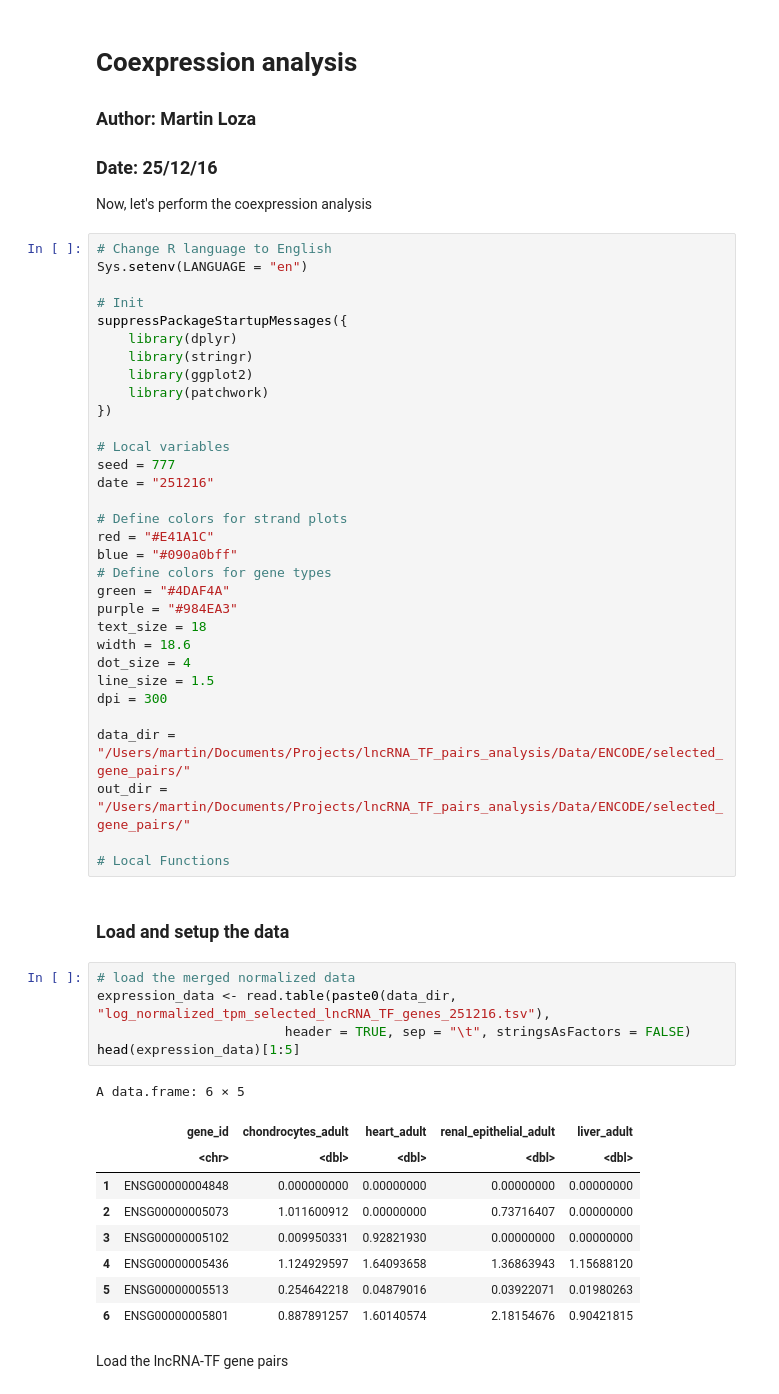
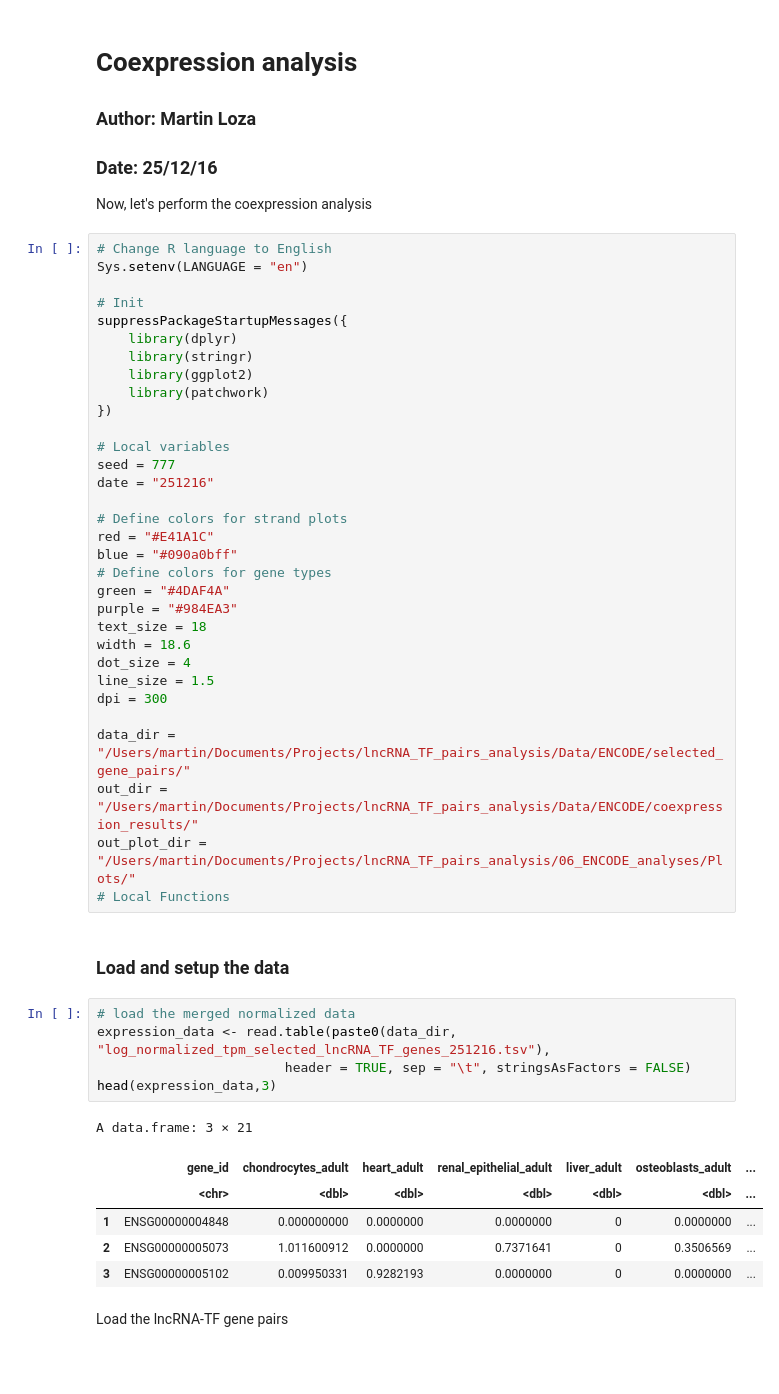
Before and after one commit to MartinLoza/lncRNA_TF_pairs_analysis, a Jupyter notebook: 06_ENCODE_analyses/03_Coexpression_analysis.ipynb, the cells around one changed output. Drawn from its saved outputs; the diff is of its cells as text; blank space fills up the shorter version.

```diff
--- a/06_ENCODE_analyses/03_Coexpression_analysis.ipynb
+++ b/06_ENCODE_analyses/03_Coexpression_analysis.ipynb
@@ -33,26 +33,23 @@ line_size = 1.5
 dpi = 300
 
 data_dir = "/Users/martin/Documents/Projects/lncRNA_TF_pairs_analysis/Data/ENCODE/selected_gene_pairs/"
-out_dir = "/Users/martin/Documents/Projects/lncRNA_TF_pairs_analysis/Data/ENCODE/selected_gene_pairs/"
-
+out_dir = "/Users/martin/Documents/Projects/lncRNA_TF_pairs_analysis/Data/ENCODE/coexpression_results/"
+out_plot_dir = "/Users/martin/Documents/Projects/lncRNA_TF_pairs_analysis/06_ENCODE_analyses/Plots/"
 # Local Functions
 # %% [markdown]
 ### Load and setup the data
 # %%
 # load the merged normalized data
 expression_data <- read.table(paste0(data_dir, "log_normalized_tpm_selected_lncRNA_TF_genes_251216.tsv"),
                         header = TRUE, sep = "\t", stringsAsFactors = FALSE)
-head(expression_data)[1:5]
+head(expression_data,3)
 # %% [output]
-A data.frame: 6 × 5
+A data.frame: 3 × 21
-|  | gene_id | chondrocytes_adult | heart_adult | renal_epithelial_adult | liver_adult |
-|  | <chr> | <dbl> | <dbl> | <dbl> | <dbl> |
-| 1 | ENSG00000004848 | 0.000000000 | 0.00000000 | 0.00000000 | 0.00000000 |
-| 2 | ENSG00000005073 | 1.011600912 | 0.00000000 | 0.73716407 | 0.00000000 |
-| 3 | ENSG00000005102 | 0.009950331 | 0.92821930 | 0.00000000 | 0.00000000 |
-| 4 | ENSG00000005436 | 1.124929597 | 1.64093658 | 1.36863943 | 1.15688120 |
-| 5 | ENSG00000005513 | 0.254642218 | 0.04879016 | 0.03922071 | 0.01980263 |
-| 6 | ENSG00000005801 | 0.887891257 | 1.60140574 | 2.18154676 | 0.90421815 |
+|  | gene_id | chondrocytes_adult | heart_adult | renal_epithelial_adult | liver_adult | osteoblasts_adult | ... |
+|  | <chr> | <dbl> | <dbl> | <dbl> | <dbl> | <dbl> | ... |
+| 1 | ENSG00000004848 | 0.000000000 | 0.0000000 | 0.0000000 | 0 | 0.0000000 | ... |
+| 2 | ENSG00000005073 | 1.011600912 | 0.0000000 | 0.7371641 | 0 | 0.3506569 | ... |
+| 3 | ENSG00000005102 | 0.009950331 | 0.9282193 | 0.0000000 | 0 | 0.0000000 | ... |
 # %% [markdown]
 Load the lncRNA-TF gene pairs
 # %%
```
Also changed, not shown: parts of 12 cells of this notebook.
